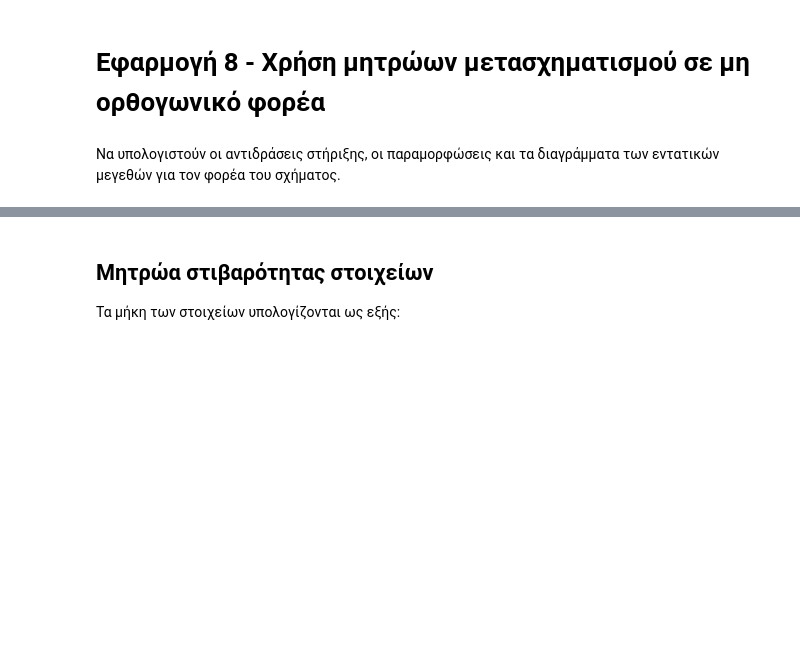
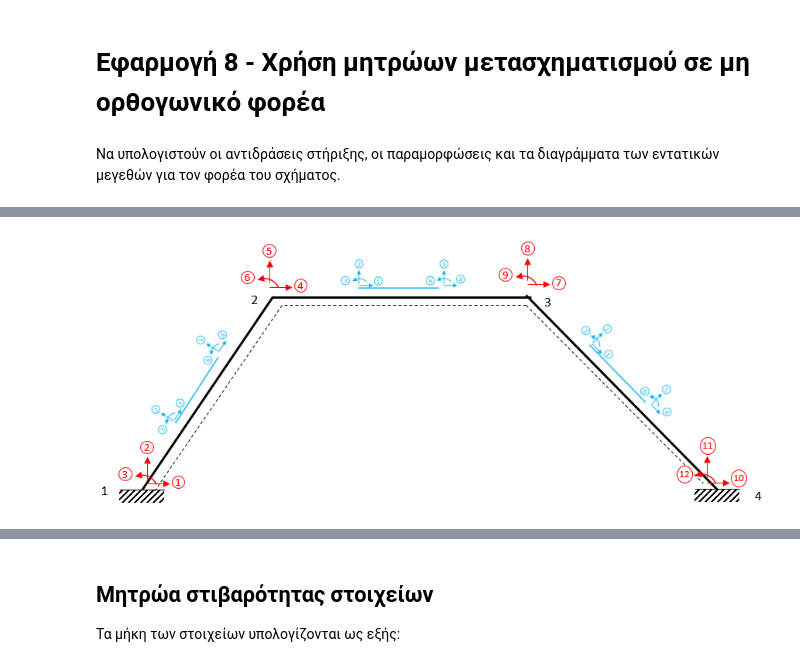
Before and after one commit to panagop/ihu_courses, a Jupyter notebook: jupyter/ihu/statiki_me_mitroa/example8/example8-trans.ipynb, the cells around one changed output, grey strips where cells are left out. Cells and saved outputs as stored; diff of their text form; code cells hidden in the pictures; blank space fills up the shorter version.

```diff
--- a/jupyter/ihu/statiki_me_mitroa/example8/example8-trans.ipynb
+++ b/jupyter/ihu/statiki_me_mitroa/example8/example8-trans.ipynb
@@ -46,3 +54,7 @@ q = 40.
+# %%
+Image("https://raw.githubusercontent.com/panagop/ihu_courses/main/shared/images/mitroa/example8/dof_global_local.png", width=750)
+# %% [output]
+[figure, added]
 # %% [markdown]
 <!-- ## Αντιστοίχιση τοπικών - καθολικών βαθμών ελευθερίας
 
```
Also changed, not shown: parts of 3 cells of this notebook, 3 other files.
